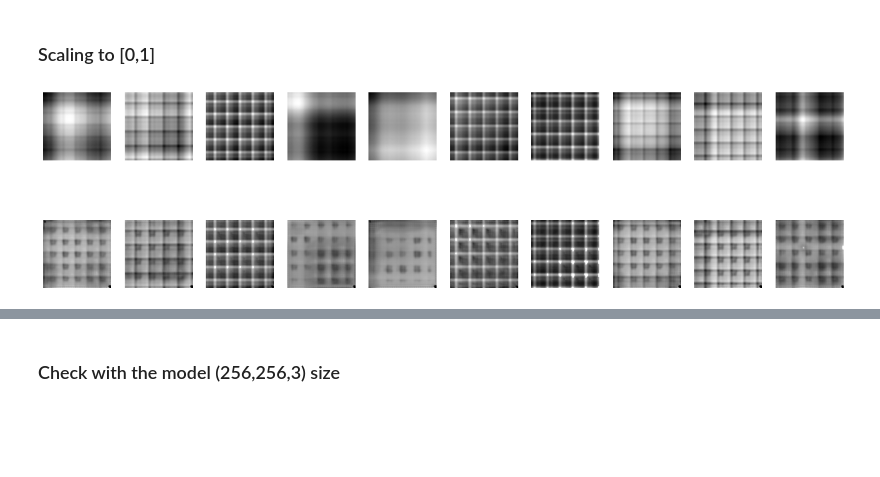
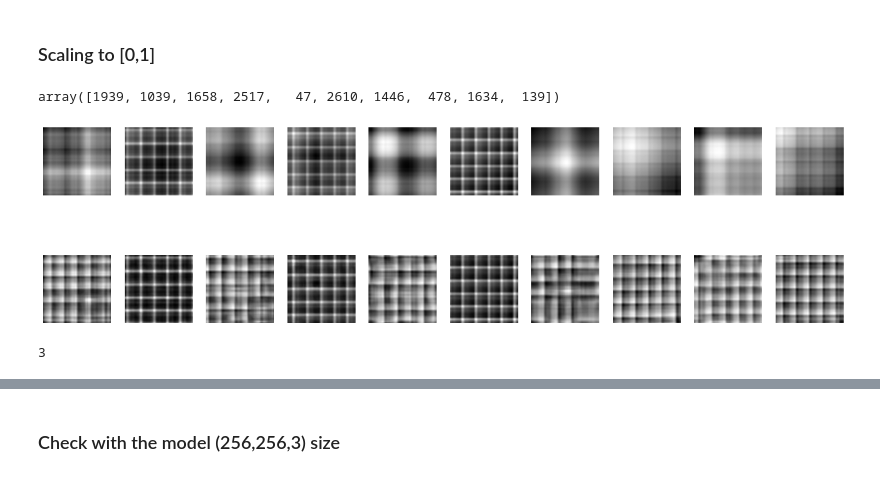
Before and after one commit to LongNguyen1984/GANLearning, a Jupyter notebook: CycleGAN_restNet4.ipynb, the cells around one changed output, grey strips where cells are left out. Cells and saved outputs as stored; diff of their text form; code cells hidden in the pictures; blank space fills up the shorter version.

```diff
--- a/CycleGAN_restNet4.ipynb
+++ b/CycleGAN_restNet4.ipynb
@@ -1439,0 +1492,3 @@ Loaded (2638, 256, 256, 1) (528, 256, 256, 1)
+# %%
+for i in range(4):
+  print(2**i)
@@ -1481,3 +1505,6 @@ ________________________________________________________________________________
 ### Load the model to resuse
 # %% [markdown]
 # New Section
+# %%
+g_model_AtoB2 = define_generator(image_shape)
+g_model_AtoB2 = tf.keras.models.load_model('g_model_AtoB_000002_unet.h5')
@@ -1484,10 +1521,10 @@ ________________________________________________________________________________
 # %%
 import tensorflow as tf
-step = 8
-filename1 = 'g_model_AtoB_%06d.h5' % (step+1)
-filename2 = 'g_model_BtoA_%06d.h5' % (step+1)
-filename3 = 'd_model_A_%06d.h5' % (step+1)
-filename4 = 'd_model_B_%06d.h5' % (step+1)
+step = 3
+filename1 = 'g_model_AtoB_%06d_unet.h5' % (step+1)
+filename2 = 'g_model_BtoA_%06d_unet.h5' % (step+1)
+filename3 = 'd_model_A_%06d_unet.h5' % (step+1)
+filename4 = 'd_model_B_%06d_unet.h5' % (step+1)
 
 g_model_AtoB = tf.keras.models.load_model(filename1)
 g_model_BtoA = tf.keras.models.load_model(filename2)
@@ -1604,27 +1668,38 @@ X_out, _ = generate_fake_samples(g_model_AtoB, X_in, 0)
 # Scaling from [-1,1]  to [0, 1]
 X_in = (X_in + 1) / 2.0
 X_out = (X_out + 1) / 2.0
+# %%
+nums
+# %% [output]
+array([1939, 1039, 1658, 2517,   47, 2610, 1446,  478, 1634,  139])
 # %%
-ix = [2238, 1576, 2352]
+#ix = [2238, 1576, 2352]
+ix = [1939, 1039, 1658, 2517,   47, 2610, 1446,  478, 1634,  139]
+#ix = [1611, 1378, 1934, 1300, 1309, 206]
 X_in = dataA[ix]
-X_out, _ = generate_fake_samples(g_model_AtoB, X_in, 0)
+X_out, _ = generate_fake_samples(g_model_AtoB2, X_in, 0)
 X_in = (X_in + 1) / 2.0
 X_out = (X_out + 1) / 2.0
 # %%
 import matplotlib.pyplot as plt
 
+n_samples = np.shape(X_in)[0]
 plt.figure(figsize=(20, 6))
 for i in range(n_samples):
 		pyplot.subplot(2, n_samples, 1 + i)
 		pyplot.axis('off')
 		pyplot.imshow(X_in[i,:,:,0], cmap='gray')
 	# plot translated image
 for i in range(n_samples):
 		pyplot.subplot(2, n_samples, 1 + n_samples + i)
 		pyplot.axis('off')
 		pyplot.imshow(X_out[i,:,:,0], cmap='gray')
 # %% [output]
-[figure, old version]
+[figure, new version]
+# %%
+np.shape(X_in)[0]
+# %% [output]
+3
 # %%
 #for i in range(n_samples):
 # imgI = X_in[:,:,:,0]
```
Also changed, not shown: parts of 21 cells of this notebook.
